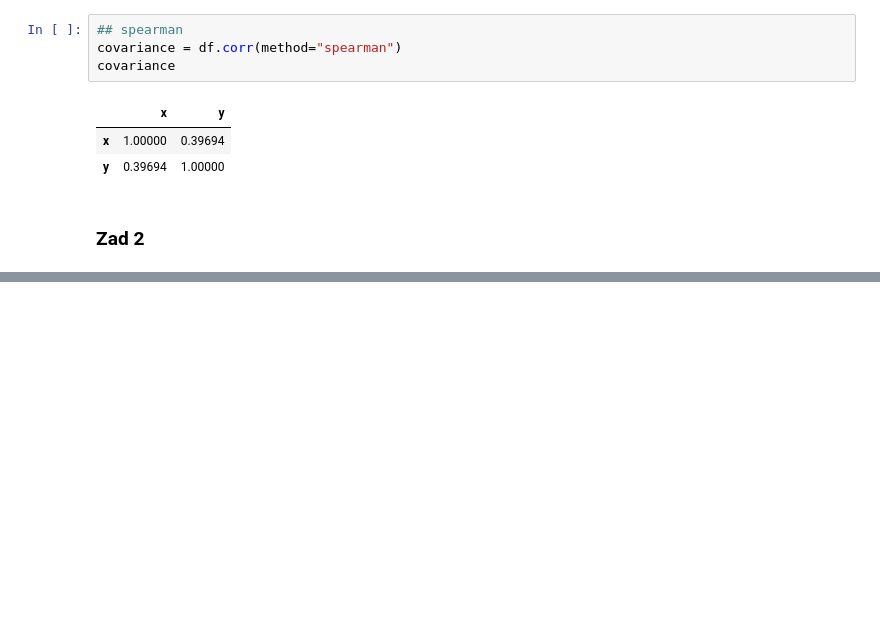
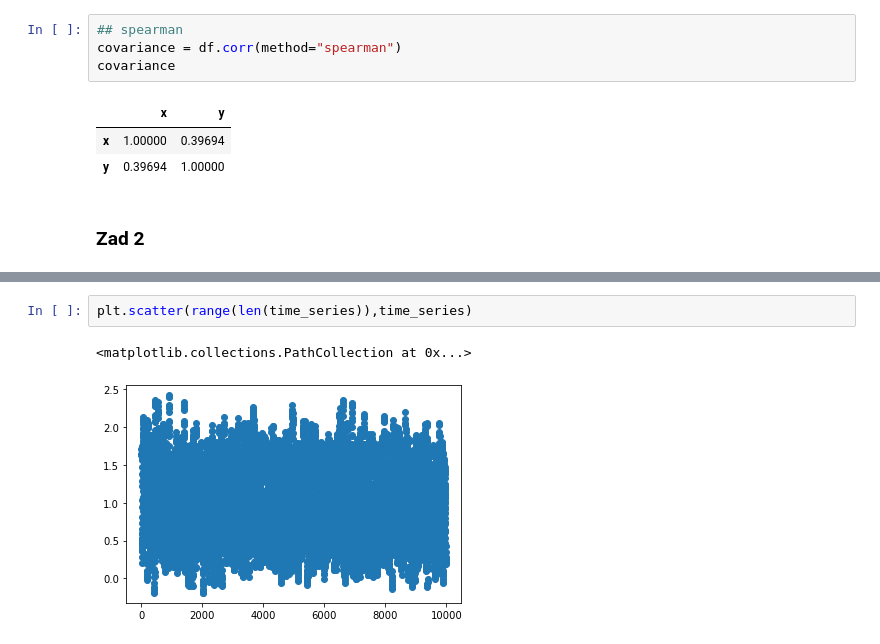
Before and after one commit to HalasTomasz/Kaszcz, a Jupyter notebook: Kaszcz - Hałas/Zajecia 2/Lista 1 + zad domowe.ipynb, the cells around one changed output, grey strips where cells are left out. Saved outputs shown, nothing was run; the diff lists cells and outputs as text; blank space fills up the shorter version.

```diff
--- a/Kaszcz - Hałas/Zajecia 2/Lista 1 + zad domowe.ipynb
+++ b/Kaszcz - Hałas/Zajecia 2/Lista 1 + zad domowe.ipynb
@@ -106,0 +109,5 @@ covariance
+# %%
+plt.scatter(range(len(time_series)),time_series)
+# %% [output]
+<matplotlib.collections.PathCollection at 0x...>
+[figure, added]
```
Also changed, not shown: parts of 9 cells of this notebook.
